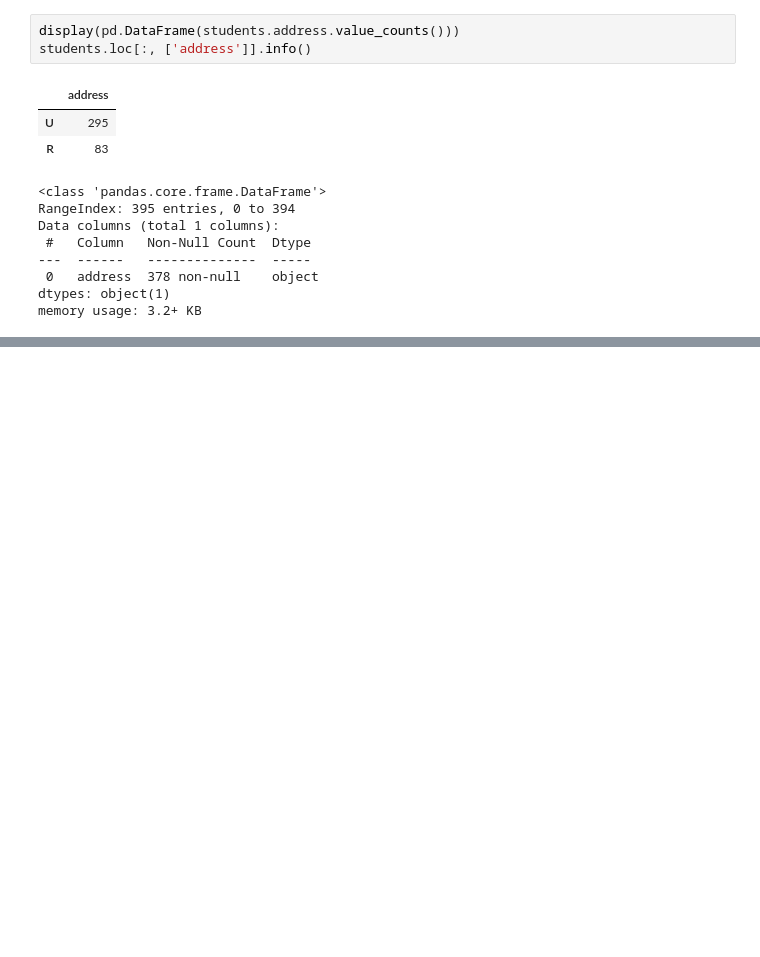
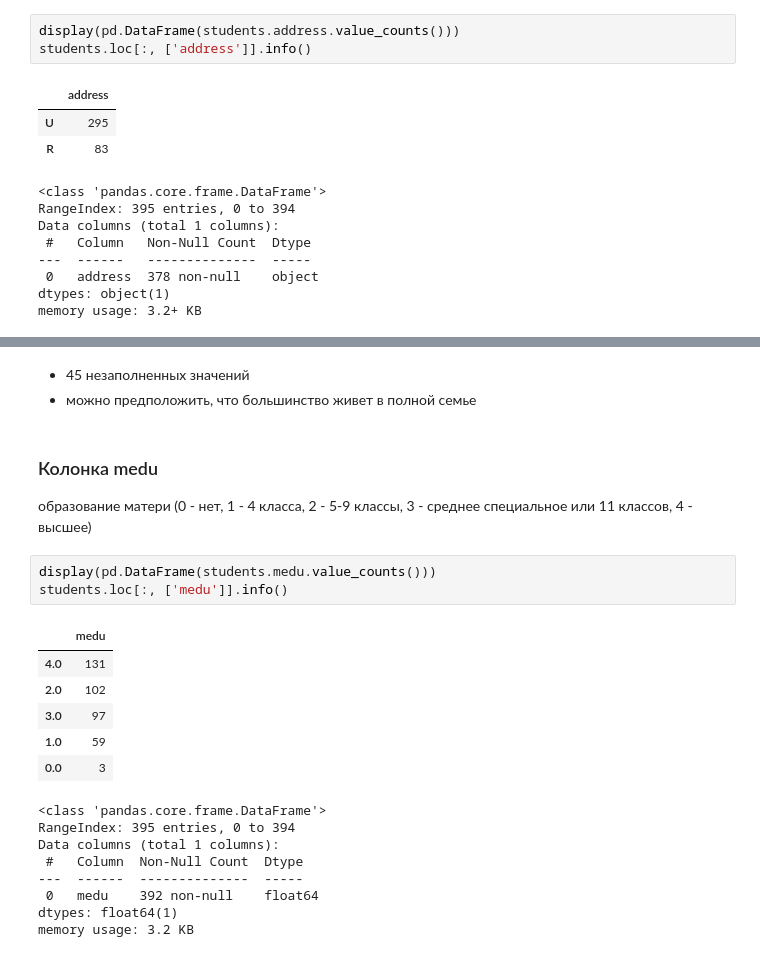
Before and after one commit to Ro-Ksu/skillfactory_rds, a Jupyter notebook: module_2/Module_2.ipynb, the cells around one changed output, grey strips where cells are left out. Cells and saved outputs as stored; diff of their text form; blank space fills up the shorter version.

```diff
--- a/module_2/Module_2.ipynb
+++ b/module_2/Module_2.ipynb
@@ -174,0 +221,24 @@ memory usage: 3.2+ KB
+# %% [markdown]
+ - 45 незаполненных значений
+ - можно предположить, что большинство живет в полной семье
+# %% [markdown]
+### Колонка medu
+образование матери (0 - нет, 1 - 4 класса, 2 - 5-9 классы, 3 - среднее специальное или 11 классов, 4 - высшее)
+# %%
+display(pd.DataFrame(students.medu.value_counts()))
+students.loc[:, ['medu']].info()
+# %% [output]
+|  | medu |
+| 4.0 | 131 |
+| 2.0 | 102 |
+| 3.0 | 97 |
+| 1.0 | 59 |
+| 0.0 | 3 |
+<class 'pandas.core.frame.DataFrame'>
+RangeIndex: 395 entries, 0 to 394
+Data columns (total 1 columns):
+ #   Column  Non-Null Count  Dtype
+---  ------  --------------  -----
+ 0   medu    392 non-null    float64
+dtypes: float64(1)
+memory usage: 3.2 KB
```
Also changed, not shown: parts of 40 cells of this notebook.
